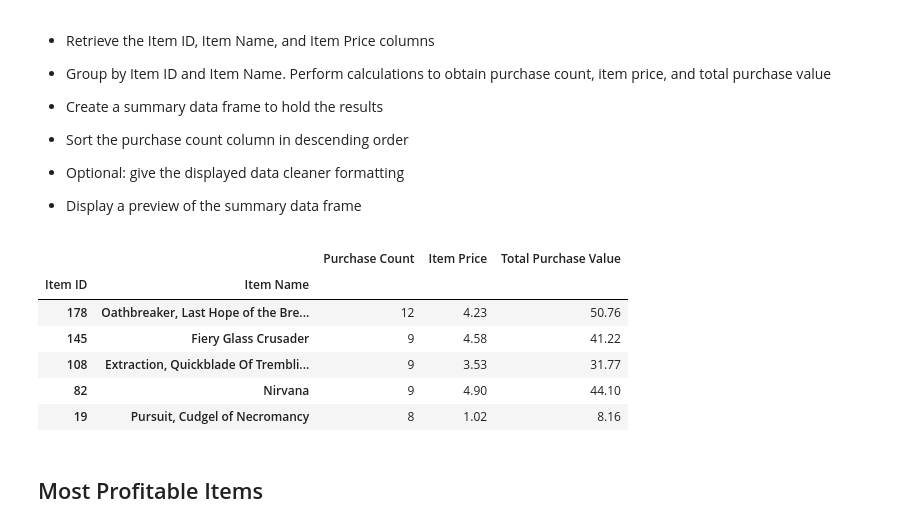
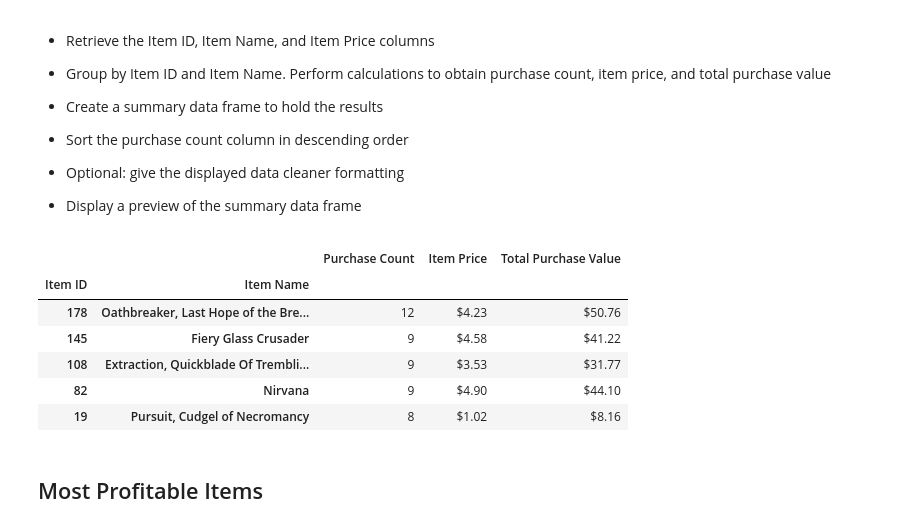
Before and after one commit to Dshashek/Heroes-of-Pymoli, a Jupyter notebook: HeroesOfPymoli/HeroesOfPymoli.ipynb, the cells around one changed output. Drawn from its saved outputs; the diff is of its cells as text; code cells hidden in the pictures.

```diff
--- a/HeroesOfPymoli/HeroesOfPymoli_starter.ipynb
+++ b/HeroesOfPymoli/HeroesOfPymoli.ipynb
@@ -352,38 +377,42 @@ popitems = purchase_data[["Item ID",'Item Name','Price']]
 
 #Create Groupby on Item ID and Item Name
 gpop = popitems.groupby(['Item ID','Item Name'])
 
 #Get Counts of Total Sales for each Item
 gcounts = gpop.count()
 
 #Sort Items by Total Sales of Each Item
 gtop = gcounts.sort_values(["Price"], ascending = False)
 
 #Get Total Purchase Value of each Item
 gpop = gpop.sum()
 
 #Merge Item Prices with number of transactions
 gtop = gtop.merge(gpop, on= ["Item ID","Item Name"])
 
 #Calculate Average Item Price (some Items sold for different values?)
 gtop["Price"] = gtop['Price_y'] / gtop['Price_x']
 
 #Rename Colums
 gtop.columns = ['Purchase Count','Total Purchase Value','Item Price']
 
 #Rearrange Columns
 gtop= gtop[['Purchase Count','Item Price','Total Purchase Value']]
 
+#Format as Money
+gtop['Item Price'] = gtop['Item Price'].map('${:,.2f}'.format)
+gtop['Total Purchase Value'] = gtop['Total Purchase Value'].map('${:,.2f}'.format)
+
 #Display preview
 gtop.head()
 # %% [output]
 |  |  | Purchase Count | Item Price | Total Purchase Value |
 | Item ID | Item Name |  |  |  |
-| 178 | Oathbreaker, Last Hope of the Bre... | 12 | 4.23 | 50.76 |
-| 145 | Fiery Glass Crusader | 9 | 4.58 | 41.22 |
-| 108 | Extraction, Quickblade Of Trembli... | 9 | 3.53 | 31.77 |
-| 82 | Nirvana | 9 | 4.90 | 44.10 |
-| 19 | Pursuit, Cudgel of Necromancy | 8 | 1.02 | 8.16 |
+| 178 | Oathbreaker, Last Hope of the Bre... | 12 | $4.23 | $50.76 |
+| 145 | Fiery Glass Crusader | 9 | $4.58 | $41.22 |
+| 108 | Extraction, Quickblade Of Trembli... | 9 | $3.53 | $31.77 |
+| 82 | Nirvana | 9 | $4.90 | $44.10 |
+| 19 | Pursuit, Cudgel of Necromancy | 8 | $1.02 | $8.16 |
 # %% [markdown]
 ## Most Profitable Items
 # %% [markdown]
```
Also changed, not shown: parts of 8 cells of this notebook.
